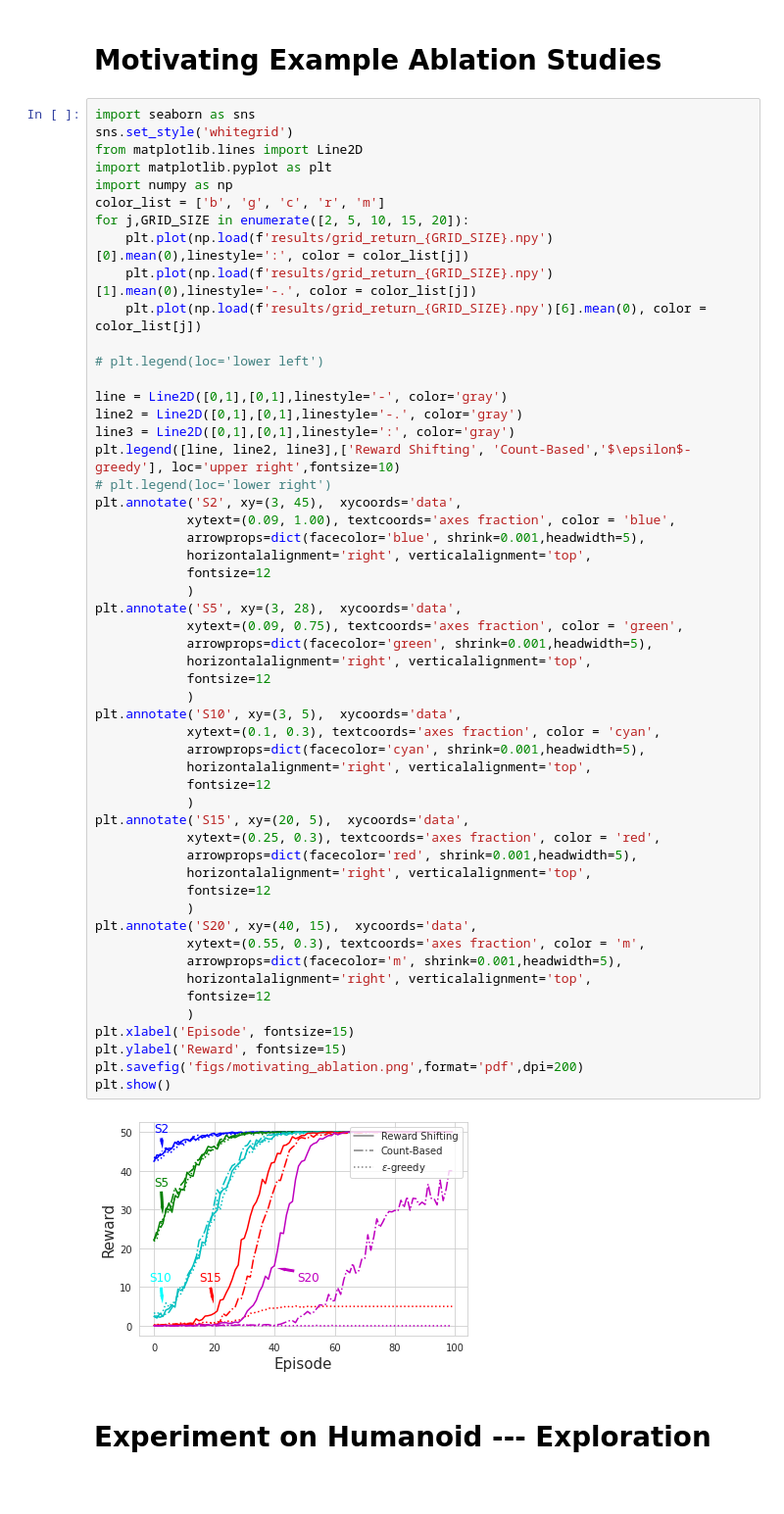
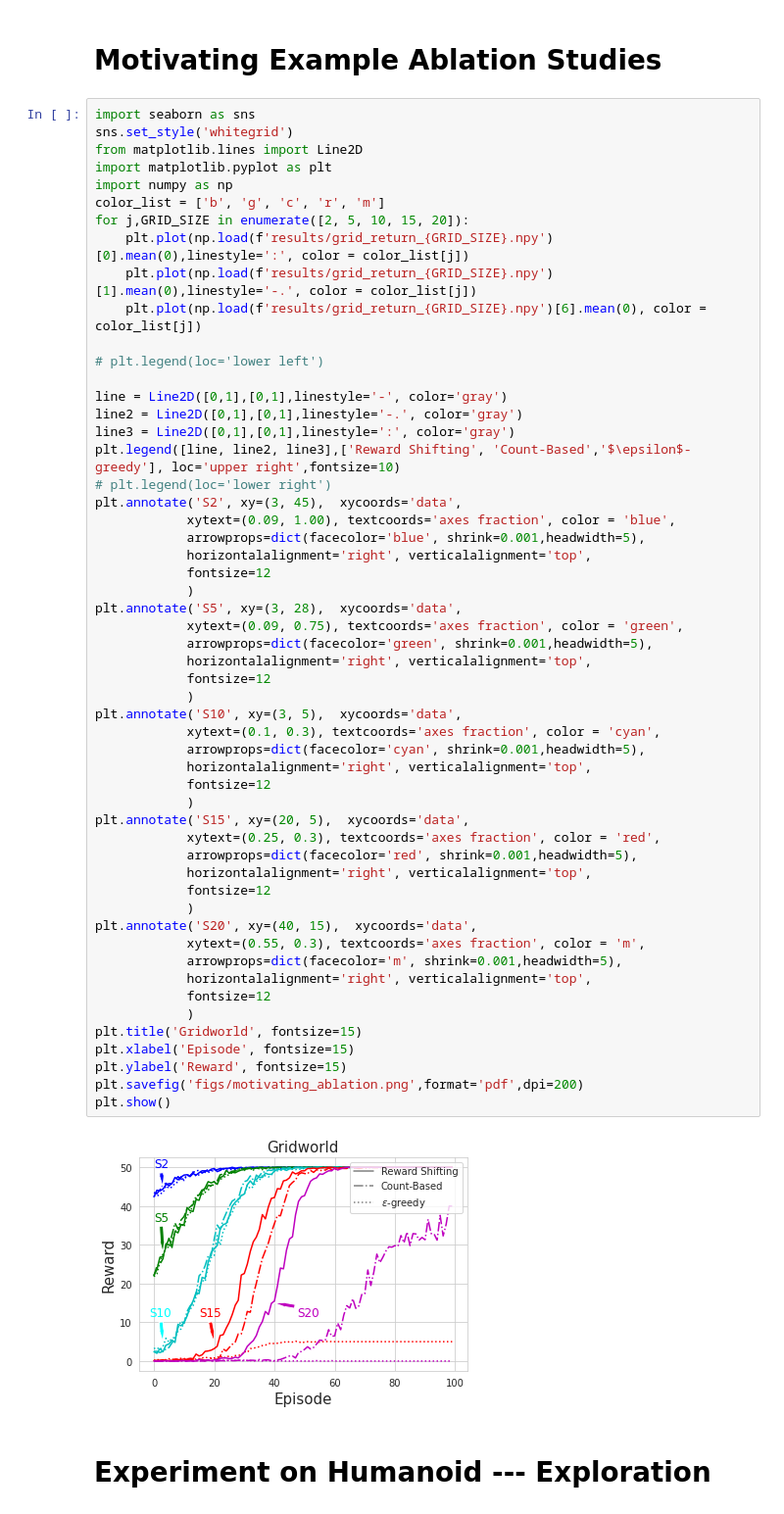
Before and after one commit to holarissun/RewardShifting, a Jupyter notebook: RebuttalExperiments/PlotRebuttal Figures.ipynb, the cells around one changed output. Shown: that part at 98% size. Saved outputs shown, nothing was run; the diff lists cells and outputs as text.

```diff
--- a/RebuttalExperiments/PlotRebuttal Figures.ipynb
+++ b/RebuttalExperiments/PlotRebuttal Figures.ipynb
@@ -27,34 +27,35 @@ plt.annotate('S2', xy=(3, 45),  xycoords='data',
             )
 plt.annotate('S5', xy=(3, 28),  xycoords='data',
             xytext=(0.09, 0.75), textcoords='axes fraction', color = 'green',
             arrowprops=dict(facecolor='green', shrink=0.001,headwidth=5),
             horizontalalignment='right', verticalalignment='top',
             fontsize=12
             )
 plt.annotate('S10', xy=(3, 5),  xycoords='data',
             xytext=(0.1, 0.3), textcoords='axes fraction', color = 'cyan',
             arrowprops=dict(facecolor='cyan', shrink=0.001,headwidth=5),
             horizontalalignment='right', verticalalignment='top',
             fontsize=12
             )
 plt.annotate('S15', xy=(20, 5),  xycoords='data',
             xytext=(0.25, 0.3), textcoords='axes fraction', color = 'red',
             arrowprops=dict(facecolor='red', shrink=0.001,headwidth=5),
             horizontalalignment='right', verticalalignment='top',
             fontsize=12
             )
 plt.annotate('S20', xy=(40, 15),  xycoords='data',
             xytext=(0.55, 0.3), textcoords='axes fraction', color = 'm',
             arrowprops=dict(facecolor='m', shrink=0.001,headwidth=5),
             horizontalalignment='right', verticalalignment='top',
             fontsize=12
             )
+plt.title('Gridworld', fontsize=15)
 plt.xlabel('Episode', fontsize=15)
 plt.ylabel('Reward', fontsize=15)
 plt.savefig('figs/motivating_ablation.png',format='pdf',dpi=200)
 plt.show()
 # %% [output]
-[figure, old version]
+[figure, new version]
 # %% [markdown]
 # Experiment on Humanoid --- Exploration
 # %%
```
Also changed, not shown: parts of 4 cells of this notebook, 26 other files.
